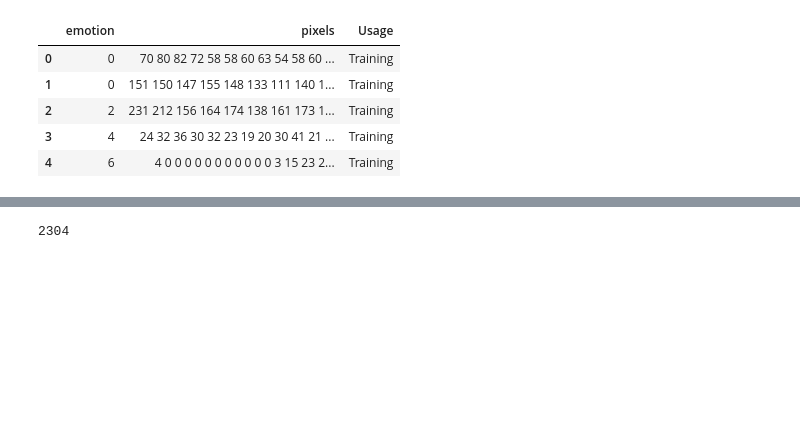
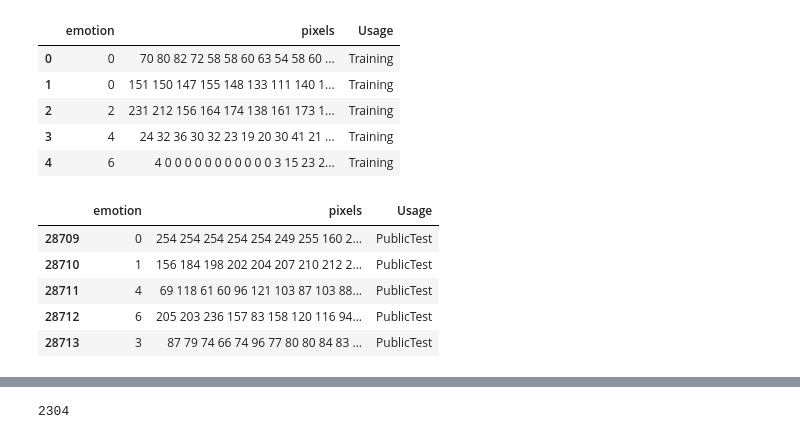
Before and after one commit to apuayush/face_express, a Jupyter notebook: training.ipynb, the cells around one changed output, grey strips where cells are left out. Saved outputs shown, nothing was run; the diff lists cells and outputs as text; code cells hidden in the pictures; blank space fills up the shorter version.

```diff
--- a/training.ipynb
+++ b/training.ipynb
@@ -47,3 +57,12 @@ data_train.head()
 | 2 | 2 | 231 212 156 164 174 138 161 173 1... | Training |
 | 3 | 4 | 24 32 36 30 32 23 19 20 30 41 21 ... | Training |
 | 4 | 6 | 4 0 0 0 0 0 0 0 0 0 0 0 3 15 23 2... | Training |
+# %%
+public_test.head()
+# %% [output]
+|  | emotion | pixels | Usage |
+| 28709 | 0 | 254 254 254 254 254 249 255 160 2... | PublicTest |
+| 28710 | 1 | 156 184 198 202 204 207 210 212 2... | PublicTest |
+| 28711 | 4 | 69 118 61 60 96 121 103 87 103 88... | PublicTest |
+| 28712 | 6 | 205 203 236 157 83 158 120 116 94... | PublicTest |
+| 28713 | 3 | 87 79 74 66 74 96 77 80 80 84 83 ... | PublicTest |
```
Also changed, not shown: parts of 22 cells of this notebook.
